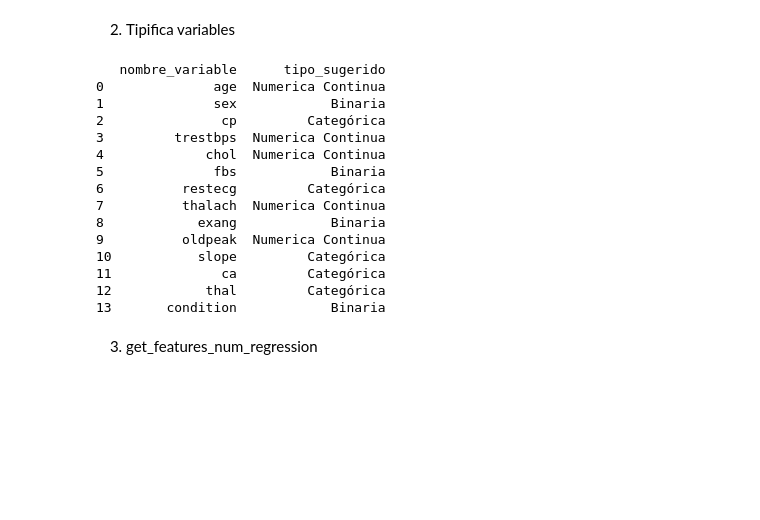
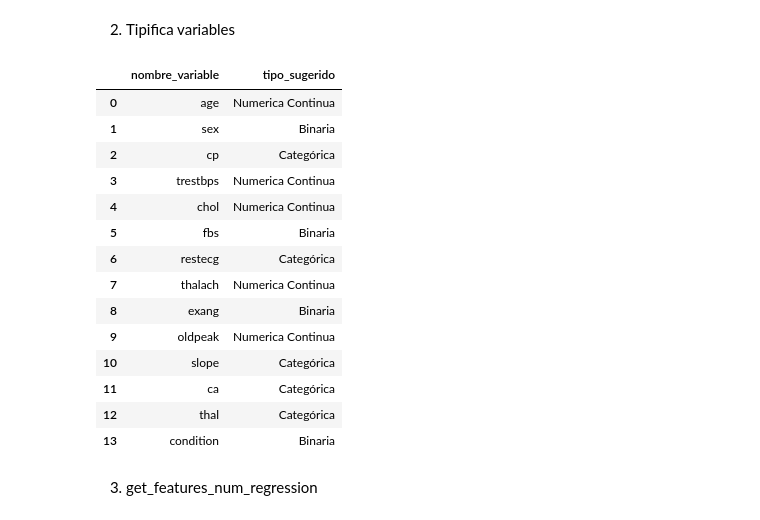
Before and after one commit to 27MarioGomez/Team-Challenge---Team-Ithaca, a Jupyter notebook: Toolbox/Ejemplo.ipynb, the cells around one changed output. Cells and saved outputs as stored; diff of their text form; code cells hidden in the pictures; blank space fills up the shorter version.

Commit message:
actualizacion def tipificar_variables

```diff
--- a/Toolbox/Ejemplo.ipynb
+++ b/Toolbox/Ejemplo.ipynb
@@ -27,63 +27,24 @@ result
 | Porcentaje de Cardinalidad | 13.804714 | 0.673401 | 1.346801 | 16.835017 | 51.178451 | 0.673401 | 1.010101 | 30.639731 | 0.673401 | 13.468013 | 1.010101 | ... |
 # %% [markdown]
 2. Tipifica variables
-# %%
-# Función tipifica_variables
-def tipifica_variables(df, umbral_categoria, umbral_continua):
-    # Crear un DataFrame vacío para guardar los resultados
-    tipo_sugerido = []
-
-    # Iterar sobre las columnas del DataFrame
-    for column in df.columns:
-        # Obtener la cardinalidad de la columna
-        cardinalidad = df[column].nunique()
-
-        # Sugerir el tipo de variable según las reglas dadas
-        if cardinalidad == 2:
-            tipo = "Binaria"
-        elif cardinalidad < umbral_categoria:
-            tipo = "Categórica"
-        else:
-            # Calcular el porcentaje de cardinalidad con respecto al total de filas
-            porcentaje_cardinalidad = cardinalidad / len(df)
-            if porcentaje_cardinalidad >= umbral_continua:
-                tipo = "Numerica Continua"
-            else:
-                tipo = "Numerica Discreta"
-
-        # Añadir el resultado en la lista
-        tipo_sugerido.append((column, tipo))
-
-    # Convertir la lista de tuplas en un DataFrame
-    resultado_df = pd.DataFrame(tipo_sugerido, columns=["nombre_variable", "tipo_sugerido"])
-
-    return resultado_df
-
-# Definir umbrales
-umbral_categoria = 10  # Puedes ajustar este valor según tus necesidades
-umbral_continua = 0.1   # Puedes ajustar este valor según tus necesidades
-
-# Aplicar la función
-resultado = tipifica_variables(df, umbral_categoria, umbral_continua)
-
-# Mostrar el resultado
-print(resultado)
-# %% [output]
-   nombre_variable      tipo_sugerido
-0              age  Numerica Continua
-1              sex            Binaria
-2               cp         Categórica
-3         trestbps  Numerica Continua
-4             chol  Numerica Continua
-5              fbs            Binaria
-6          restecg         Categórica
-7          thalach  Numerica Continua
-8            exang            Binaria
-9          oldpeak  Numerica Continua
-10           slope         Categórica
-11              ca         Categórica
-12            thal         Categórica
-13       condition            Binaria
+# %%
+ml.tipifica_variables(df, 10, 0.1)
+# %% [output]
+|  | nombre_variable | tipo_sugerido |
+| 0 | age | Numerica Continua |
+| 1 | sex | Binaria |
+| 2 | cp | Categórica |
+| 3 | trestbps | Numerica Continua |
+| 4 | chol | Numerica Continua |
+| 5 | fbs | Binaria |
+| 6 | restecg | Categórica |
+| 7 | thalach | Numerica Continua |
+| 8 | exang | Binaria |
+| 9 | oldpeak | Numerica Continua |
+| 10 | slope | Categórica |
+| 11 | ca | Categórica |
+| 12 | thal | Categórica |
+| 13 | condition | Binaria |
 # %% [markdown]
 3. get_features_num_regression
 # %%
```
Also changed, not shown: parts of 2 cells of this notebook, 1 other file.
